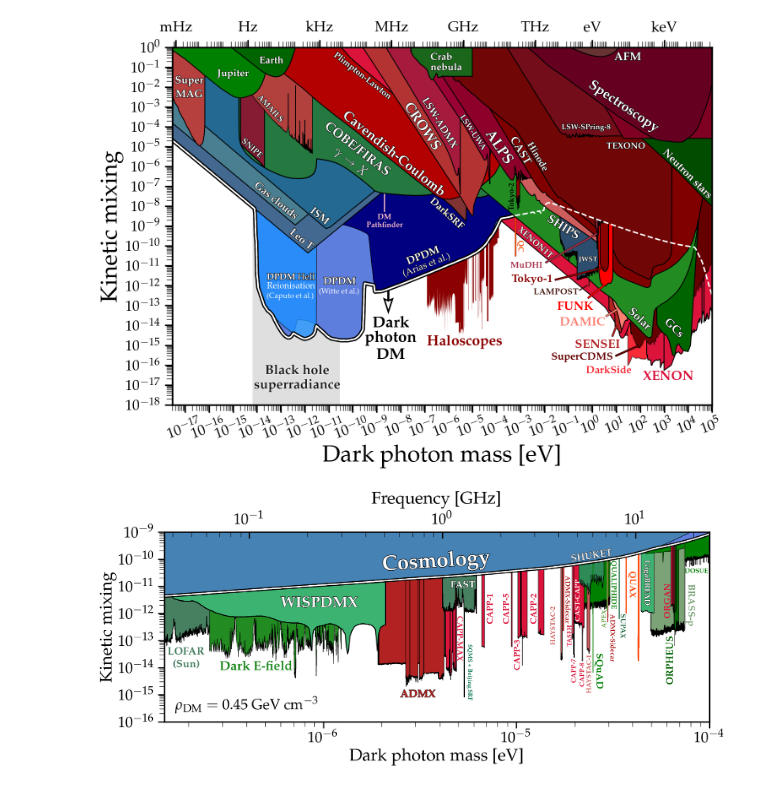
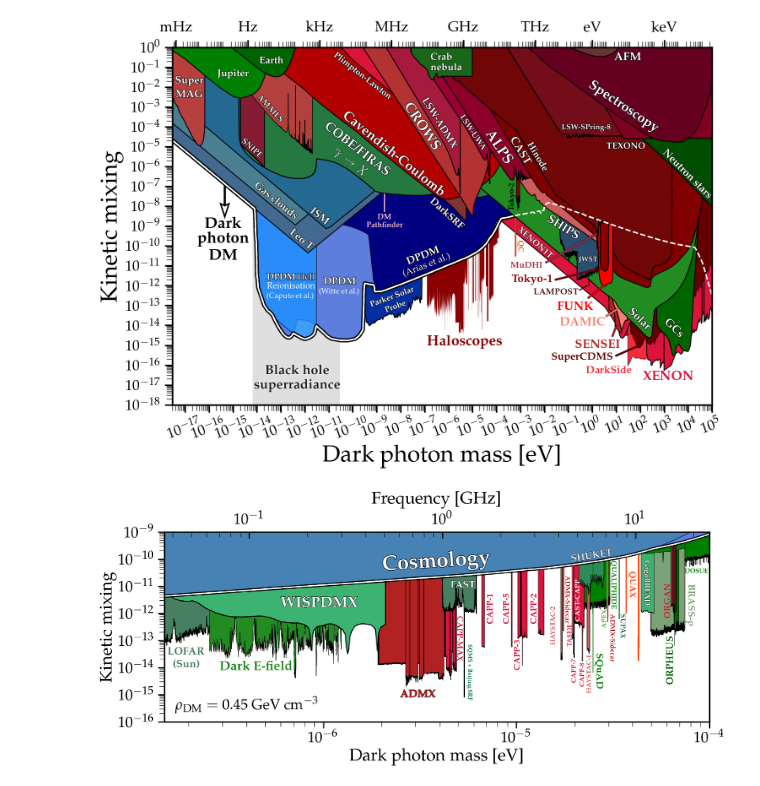
Before and after one commit to cajohare/AxionLimits, a Jupyter notebook: DarkPhoton.ipynb, the cells around one changed output. Drawn from its saved outputs; the diff is of its cells as text; code cells hidden in the pictures.

```diff
--- a/DarkPhoton.ipynb
+++ b/DarkPhoton.ipynb
@@ -53,38 +53,39 @@ DarkPhoton.AMAILS(ax)
 DarkPhoton.SNIPE(ax)
 
 
 # # Astrophysical boundse
 DarkPhoton.StellarBounds(ax)
 DarkPhoton.COBEFIRAS(ax)
 DarkPhoton.Jupiter(ax)
 DarkPhoton.Earth(ax)
 DarkPhoton.Crab(ax)
 DarkPhoton.ISM(ax)
 DarkPhoton.LeoT(ax)
 DarkPhoton.GasClouds(ax)
 DarkPhoton.NeutronStarCooling(ax)
 DarkPhoton.JWST(ax)
+DarkPhoton.ParkerSolarProbe(ax)
 
 # BHSR
 plt.fill_between([6.5e-15,2.9e-11],[1e-18,1e-18],y2=1,color='gray',edgecolor='none',zorder=-100,alpha=0.25)
 plt.gcf().text(0.304,0.176,r'{\bf Black hole}',fontsize=23,ha='center',rotation=0,color='k',alpha=0.8,path_effects=line_background(2,'w'))
 plt.gcf().text(0.304,0.145,r'{\bf superradiance}',fontsize=23,ha='center',rotation=0,color='k',alpha=0.8,path_effects=line_background(2,'w'))
 
 # Final label
-plt.arrow(0.435, 0.375, 0, -0.065, transform=fig.transFigure,figure=fig,
+plt.arrow(0.2, 0.58, 0, -0.065, transform=fig.transFigure,figure=fig,
   length_includes_head=True,lw=2.5,
   head_width=0.012, head_length=0.028, overhang=0.13,
   edgecolor='k',facecolor='w',clip_on=False,zorder=-1)
 
-plt.text(4e-9,0.8e-14,r'{\bf Dark}',fontsize=27,ha='center')
-plt.text(4e-9,0.15e-14,r'{\bf photon}',fontsize=27,ha='center')
-plt.text(4e-9,0.02e-14,r'{\bf DM}',fontsize=27,ha='center')
+plt.text(4e-16,0.8e-9,r'{\bf Dark}',fontsize=27,ha='center')
+plt.text(4e-16,0.15e-9,r'{\bf photon}',fontsize=27,ha='center')
+plt.text(4e-16,0.02e-9,r'{\bf DM}',fontsize=27,ha='center')
 
 plt.text(5e-6,1e-15,r'{\bf Haloscopes}',color='darkred',fontsize=25,ha='center');
 
 MySaveFig(fig,'DarkPhoton')
 # %% [output]
-[figure, old version]
+[figure, new version]
 # %%
 m_min = 1.5e-7
 m_max = 1e-4
```
Also changed, not shown: parts of 4 cells of this notebook, 18 other files.
